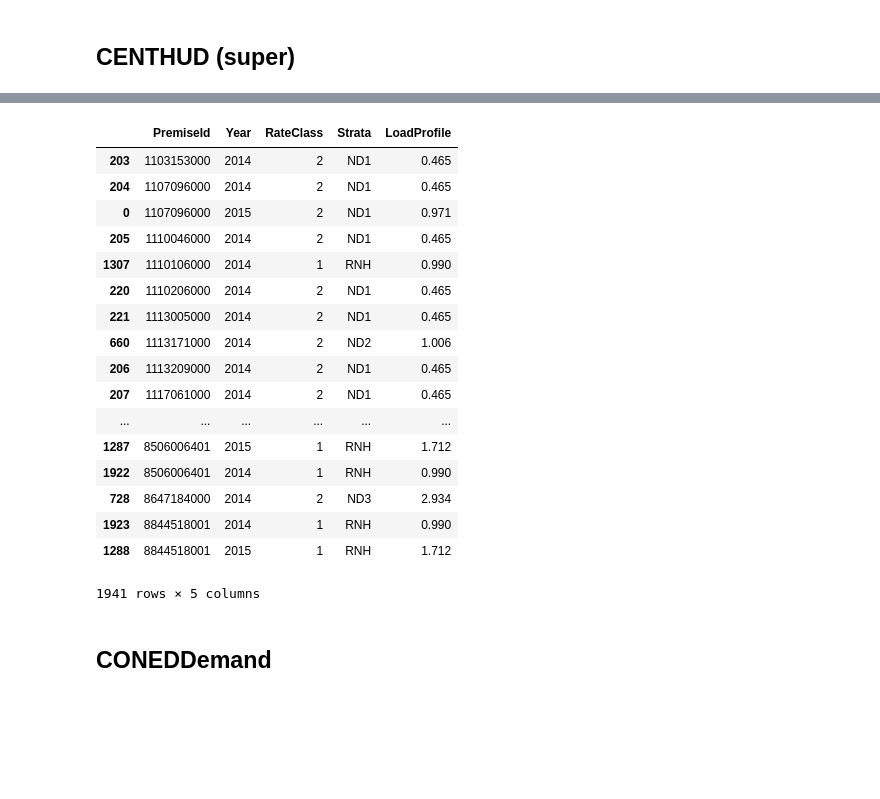
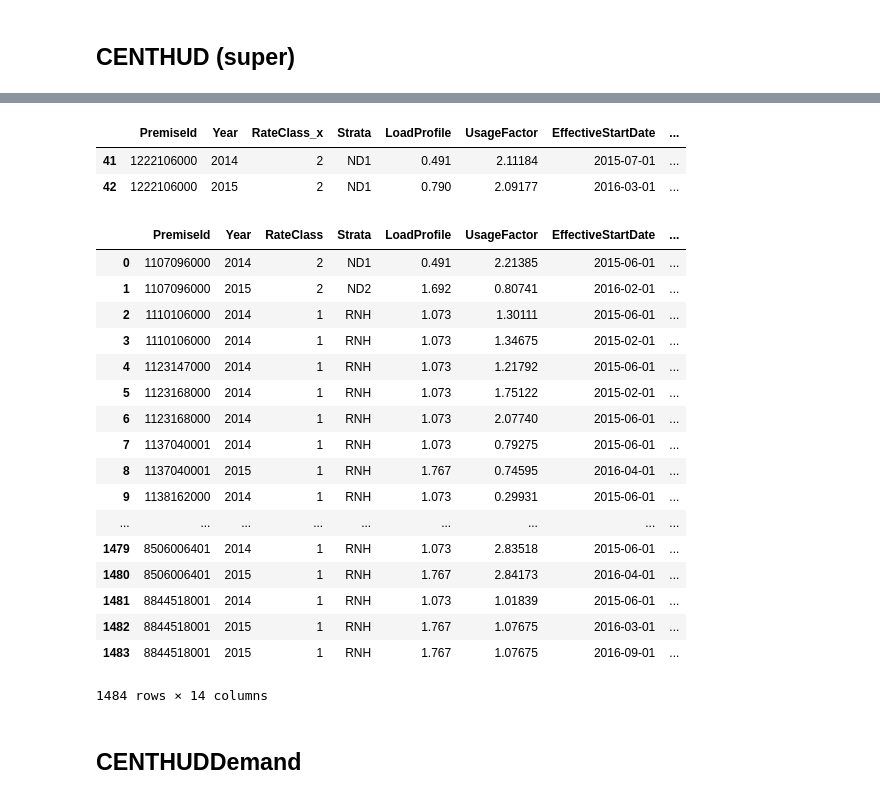
Before and after one commit to mileshill/jeapi, a Jupyter notebook: CENTHUD.ipynb, the cells around one changed output, grey strips where cells are left out. Saved outputs shown, nothing was run; the diff lists cells and outputs as text; code cells hidden in the pictures; blank space fills up the shorter version.

Commit message:
coned, results

```diff
--- a/CENTHUD.ipynb
+++ b/CENTHUD.ipynb
@@ -58,26 +111,48 @@ tmp['ICap'] = tmp['LoadProfile'] * tmp['UtilityFactor']
-# %%
-rec.sort_values(by='PremiseId')
-# %% [output]
-|  | PremiseId | Year | RateClass | Strata | LoadProfile |
-| 203 | 1103153000 | 2014 | 2 | ND1 | 0.465 |
-| 204 | 1107096000 | 2014 | 2 | ND1 | 0.465 |
-| 0 | 1107096000 | 2015 | 2 | ND1 | 0.971 |
-| 205 | 1110046000 | 2014 | 2 | ND1 | 0.465 |
-| 1307 | 1110106000 | 2014 | 1 | RNH | 0.990 |
-| 220 | 1110206000 | 2014 | 2 | ND1 | 0.465 |
-| 221 | 1113005000 | 2014 | 2 | ND1 | 0.465 |
-| 660 | 1113171000 | 2014 | 2 | ND2 | 1.006 |
-| 206 | 1113209000 | 2014 | 2 | ND1 | 0.465 |
-| 207 | 1117061000 | 2014 | 2 | ND1 | 0.465 |
-| ... | ... | ... | ... | ... | ... |
-| 1287 | 8506006401 | 2015 | 1 | RNH | 1.712 |
-| 1922 | 8506006401 | 2014 | 1 | RNH | 0.990 |
-| 728 | 8647184000 | 2014 | 2 | ND3 | 2.934 |
-| 1923 | 8844518001 | 2014 | 1 | RNH | 0.990 |
-| 1288 | 8844518001 | 2015 | 1 | RNH | 1.712 |
-1941 rows × 5 columns
+# %%
+
+tmp = pd.merge(rec, util,
+        how='left',
+        on=['Year', 'Strata'])
+
+
+tmp_2 = pd.merge(tmp, sys,
+                how='left', on=['Year'])
+
+
+
+#pd.crosstab([tmp_2['Year'], tmp_2['Strata']], tmp_2['UtilityFactor'], dropna=False,margins=True)
+tmp_2['ICap'] = tmp_2['LoadProfile'] * tmp_2['UsageFactor'] * tmp_2['UtilityFactor']
+tmp_2.drop_duplicates(inplace=True)
+# %%
+tmp_2[tmp_2['PremiseId'] == '1222106000']
+# %% [output]
+|  | PremiseId | Year | RateClass_x | Strata | LoadProfile | UsageFactor | EffectiveStartDate | ... |
+| 41 | 1222106000 | 2014 | 2 | ND1 | 0.491 | 2.11184 | 2015-07-01 | ... |
+| 42 | 1222106000 | 2015 | 2 | ND1 | 0.790 | 2.09177 | 2016-03-01 | ... |
+# %%
+tmp_2.drop('RateClass_y', axis=1)
+tmp_2.rename(columns={'RateClass_x':'RateClass'})
+# %% [output]
+|  | PremiseId | Year | RateClass | Strata | LoadProfile | UsageFactor | EffectiveStartDate | ... |
+| 0 | 1107096000 | 2014 | 2 | ND1 | 0.491 | 2.21385 | 2015-06-01 | ... |
+| 1 | 1107096000 | 2015 | 2 | ND2 | 1.692 | 0.80741 | 2016-02-01 | ... |
+| 2 | 1110106000 | 2014 | 1 | RNH | 1.073 | 1.30111 | 2015-06-01 | ... |
+| 3 | 1110106000 | 2014 | 1 | RNH | 1.073 | 1.34675 | 2015-02-01 | ... |
+| 4 | 1123147000 | 2014 | 1 | RNH | 1.073 | 1.21792 | 2015-06-01 | ... |
+| 5 | 1123168000 | 2014 | 1 | RNH | 1.073 | 1.75122 | 2015-02-01 | ... |
+| 6 | 1123168000 | 2014 | 1 | RNH | 1.073 | 2.07740 | 2015-06-01 | ... |
+| 7 | 1137040001 | 2014 | 1 | RNH | 1.073 | 0.79275 | 2015-06-01 | ... |
+| 8 | 1137040001 | 2015 | 1 | RNH | 1.767 | 0.74595 | 2016-04-01 | ... |
+| 9 | 1138162000 | 2014 | 1 | RNH | 1.073 | 0.29931 | 2015-06-01 | ... |
+| ... | ... | ... | ... | ... | ... | ... | ... | ... |
+| 1479 | 8506006401 | 2014 | 1 | RNH | 1.073 | 2.83518 | 2015-06-01 | ... |
+| 1480 | 8506006401 | 2015 | 1 | RNH | 1.767 | 2.84173 | 2016-04-01 | ... |
+| 1481 | 8844518001 | 2014 | 1 | RNH | 1.073 | 1.01839 | 2015-06-01 | ... |
+| 1482 | 8844518001 | 2015 | 1 | RNH | 1.767 | 1.07675 | 2016-03-01 | ... |
+| 1483 | 8844518001 | 2015 | 1 | RNH | 1.767 | 1.07675 | 2016-09-01 | ... |
+1484 rows × 14 columns
 # %% [markdown]
-## CONEDDemand
+## CENTHUDDemand
 # %%
 from icap.centhud.centhud import CENTHUDDemand
 dmd = CENTHUDDemand(conn)
```
Also changed, not shown: parts of 19 cells of this notebook, 9 other files.
